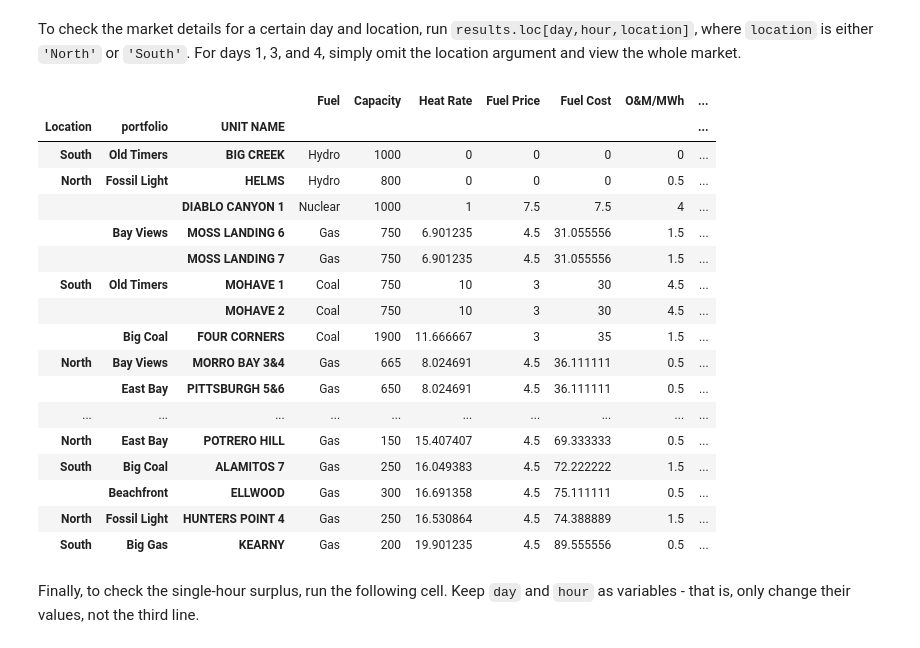
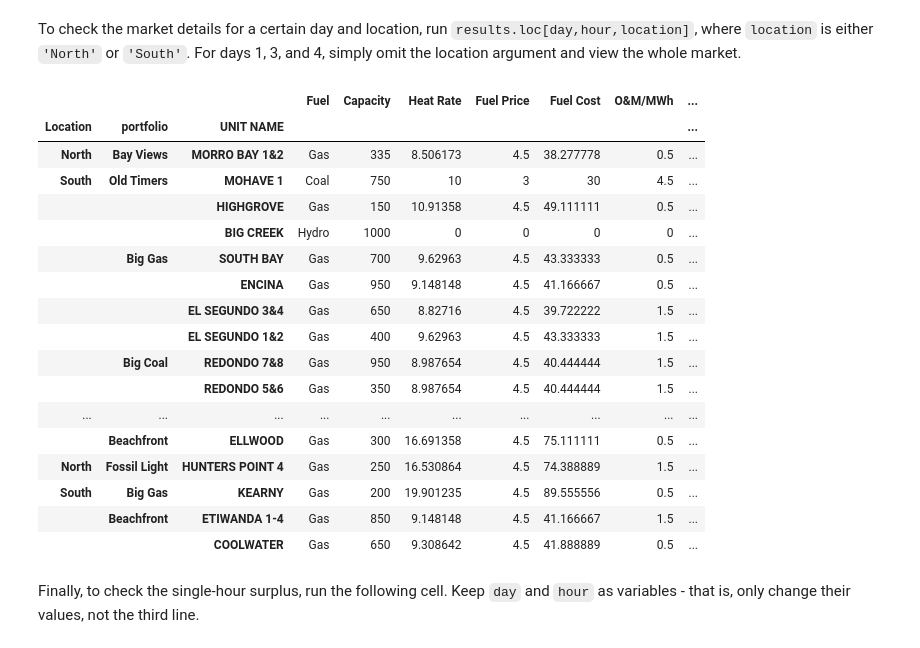
Before and after one commit to eli-brock/esg_simulator, a Jupyter notebook: esg_simulator.ipynb, the cells around one changed output. Cells and saved outputs as stored; diff of their text form; code cells hidden in the pictures.

```diff
--- a/esg_simulator.ipynb
+++ b/esg_simulator.ipynb
@@ -127,3 +128,15 @@ results = simulate(bids)
+# %%
+bids.loc[('South','Beachfront','MANDALAY 1&2'),(1,1)] = 39.49
+
+bids.loc[('South','Beachfront','COOLWATER'),(1,2)] = 43.79
+bids.loc[('South','Beachfront','ETIWANDA 1-4'),(1,2)] = 500
+
+bids.loc[('South','Beachfront','MANDALAY 3'),(1,3)] = 52.49
+bids.loc[('South','Beachfront','ETIWANDA 1-4'),(1,3)] = 500
+bids.loc[('South','Beachfront','COOLWATER'),(1,3)] = 500
+
+profiles.loc[(['North', 'South'], 1), 'Load Intercept'] *= .91
+results = simulate(bids)
 # %% [markdown]
 For the first hour, each generator with marginal cost less than the clearing price bids the clearing price (minus one cent). The resulting profit values are the results in the competitive case, which are a lower bound on our expected profits.
 # %%
@@ -206,26 +182,26 @@ fig.show()
 # %% [markdown]
 To check the market details for a certain day and location, run ``results.loc[day,hour,location]``, where ``location`` is either ``'North'`` or ``'South'``. For days 1, 3, and 4, simply omit the location argument and view the whole market.
 # %%
-results.loc[(4,1)]
+results.loc[(1,3)]
 # %% [output]
 |  |  |  | Fuel | Capacity | Heat Rate | Fuel Price | Fuel Cost | O&M/MWh | ... |
 | Location | portfolio | UNIT NAME |  |  |  |  |  |  | ... |
-| South | Old Timers | BIG CREEK | Hydro | 1000 | 0 | 0 | 0 | 0 | ... |
-| North | Fossil Light | HELMS | Hydro | 800 | 0 | 0 | 0 | 0.5 | ... |
-|  |  | DIABLO CANYON 1 | Nuclear | 1000 | 1 | 7.5 | 7.5 | 4 | ... |
-|  | Bay Views | MOSS LANDING 6 | Gas | 750 | 6.901235 | 4.5 | 31.055556 | 1.5 | ... |
-|  |  | MOSS LANDING 7 | Gas | 750 | 6.901235 | 4.5 | 31.055556 | 1.5 | ... |
+| North | Bay Views | MORRO BAY 1&2 | Gas | 335 | 8.506173 | 4.5 | 38.277778 | 0.5 | ... |
 | South | Old Timers | MOHAVE 1 | Coal | 750 | 10 | 3 | 30 | 4.5 | ... |
-|  |  | MOHAVE 2 | Coal | 750 | 10 | 3 | 30 | 4.5 | ... |
-|  | Big Coal | FOUR CORNERS | Coal | 1900 | 11.666667 | 3 | 35 | 1.5 | ... |
-| North | Bay Views | MORRO BAY 3&4 | Gas | 665 | 8.024691 | 4.5 | 36.111111 | 0.5 | ... |
-|  | East Bay | PITTSBURGH 5&6 | Gas | 650 | 8.024691 | 4.5 | 36.111111 | 0.5 | ... |
+|  |  | HIGHGROVE | Gas | 150 | 10.91358 | 4.5 | 49.111111 | 0.5 | ... |
+|  |  | BIG CREEK | Hydro | 1000 | 0 | 0 | 0 | 0 | ... |
+|  | Big Gas | SOUTH BAY | Gas | 700 | 9.62963 | 4.5 | 43.333333 | 0.5 | ... |
+|  |  | ENCINA | Gas | 950 | 9.148148 | 4.5 | 41.166667 | 0.5 | ... |
+|  |  | EL SEGUNDO 3&4 | Gas | 650 | 8.82716 | 4.5 | 39.722222 | 1.5 | ... |
+|  |  | EL SEGUNDO 1&2 | Gas | 400 | 9.62963 | 4.5 | 43.333333 | 1.5 | ... |
+|  | Big Coal | REDONDO 7&8 | Gas | 950 | 8.987654 | 4.5 | 40.444444 | 1.5 | ... |
+|  |  | REDONDO 5&6 | Gas | 350 | 8.987654 | 4.5 | 40.444444 | 1.5 | ... |
 | ... | ... | ... | ... | ... | ... | ... | ... | ... | ... |
-| North | East Bay | POTRERO HILL | Gas | 150 | 15.407407 | 4.5 | 69.333333 | 0.5 | ... |
-| South | Big Coal | ALAMITOS 7 | Gas | 250 | 16.049383 | 4.5 | 72.222222 | 1.5 | ... |
 |  | Beachfront | ELLWOOD | Gas | 300 | 16.691358 | 4.5 | 75.111111 | 0.5 | ... |
 | North | Fossil Light | HUNTERS POINT 4 | Gas | 250 | 16.530864 | 4.5 | 74.388889 | 1.5 | ... |
 | South | Big Gas | KEARNY | Gas | 200 | 19.901235 | 4.5 | 89.555556 | 0.5 | ... |
+|  | Beachfront | ETIWANDA 1-4 | Gas | 850 | 9.148148 | 4.5 | 41.166667 | 1.5 | ... |
+|  |  | COOLWATER | Gas | 650 | 9.308642 | 4.5 | 41.888889 | 0.5 | ... |
 # %% [markdown]
 Finally, to check the single-hour surplus, run the following cell. Keep ``day`` and ``hour`` as variables - that is, only change their values, not the third line.
 # %%
```
Also changed, not shown: parts of 11 cells of this notebook, 1 other file.
